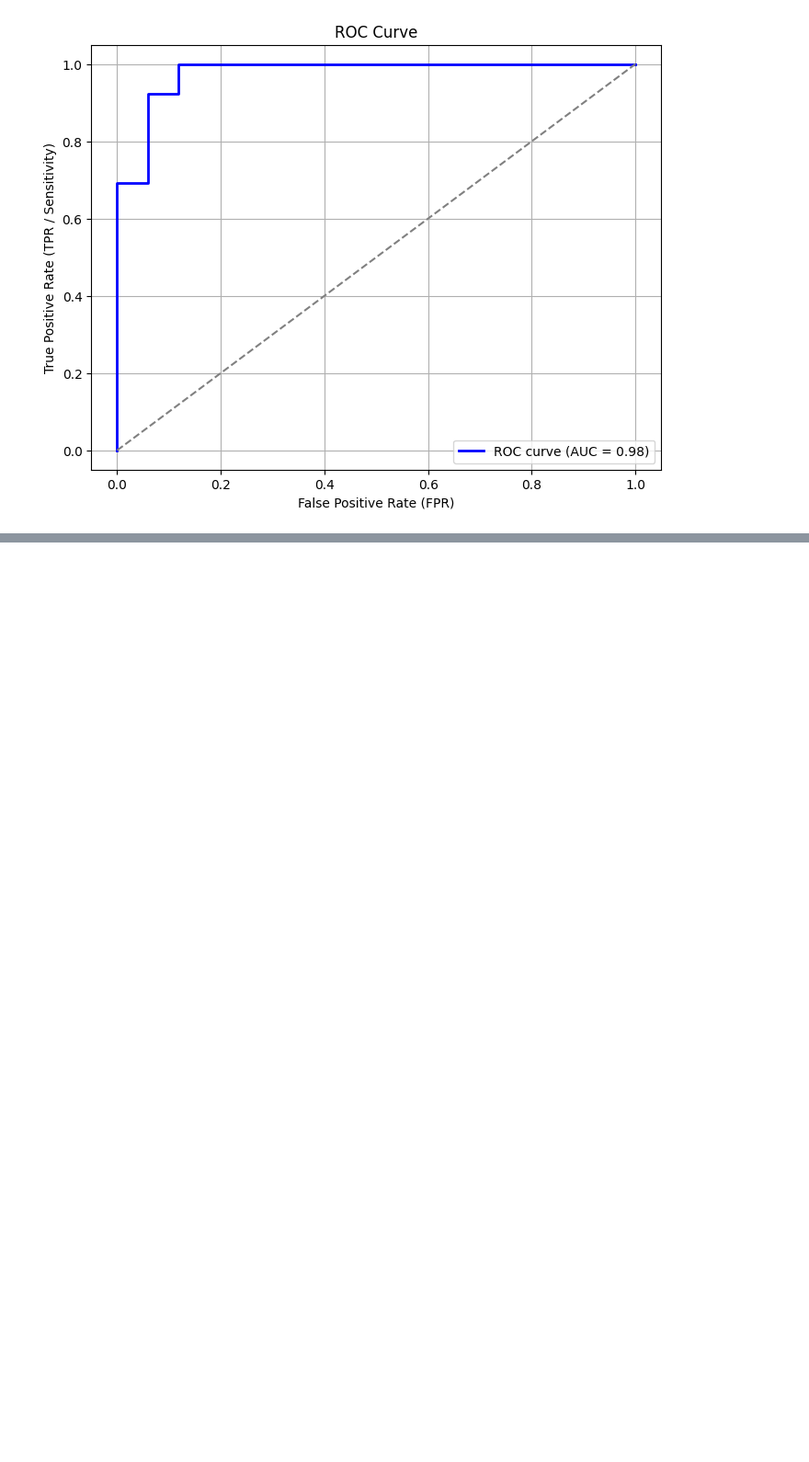
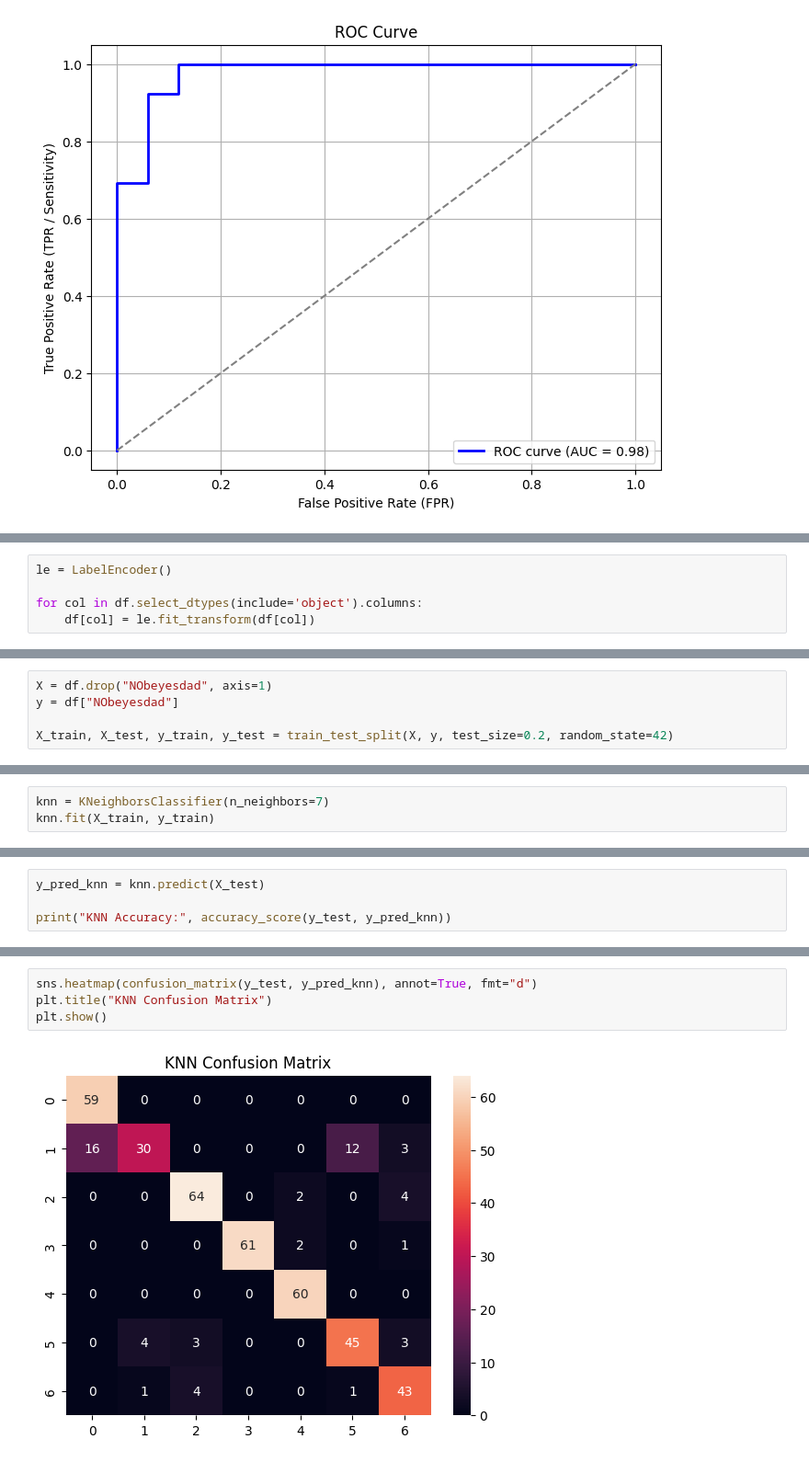
Before and after one commit to MusabAdwan/Machine-Leaning-Data-Mining-Basics-Course, a Jupyter notebook: Second Session/Lab3 - ML Models (Classification) & Evaluation.ipynb, the cells around one changed output, grey strips where cells are left out. Shown at 92% size. Saved outputs shown, nothing was run; the diff lists cells and outputs as text; blank space fills up the shorter version.

```diff
--- a/Second Session/Lab3 - ML Models (Classification) & Evaluation.ipynb
+++ b/Second Session/Lab3 - ML Models (Classification) & Evaluation.ipynb
@@ -1306,0 +1138,5 @@ df_model
+# %%
+le = LabelEncoder()
+
+for col in df.select_dtypes(include='object').columns:
+    df[col] = le.fit_transform(df[col])
@@ -1306,0 +1145,5 @@ df_model
+# %%
+X = df.drop("NObeyesdad", axis=1)
+y = df["NObeyesdad"]
+
+X_train, X_test, y_train, y_test = train_test_split(X, y, test_size=0.2, random_state=42)
@@ -1306,0 +1161,3 @@ df_model
+# %%
+knn = KNeighborsClassifier(n_neighbors=7)
+knn.fit(X_train, y_train)
@@ -1306,0 +1166,4 @@ df_model
+# %%
+y_pred_knn = knn.predict(X_test)
+
+print("KNN Accuracy:", accuracy_score(y_test, y_pred_knn))
@@ -1306,0 +1190,6 @@ df_model
+# %%
+sns.heatmap(confusion_matrix(y_test, y_pred_knn), annot=True, fmt="d")
+plt.title("KNN Confusion Matrix")
+plt.show()
+# %% [output]
+[figure, added]
```
Also changed, not shown: parts of 46 cells of this notebook, 1 other file.
